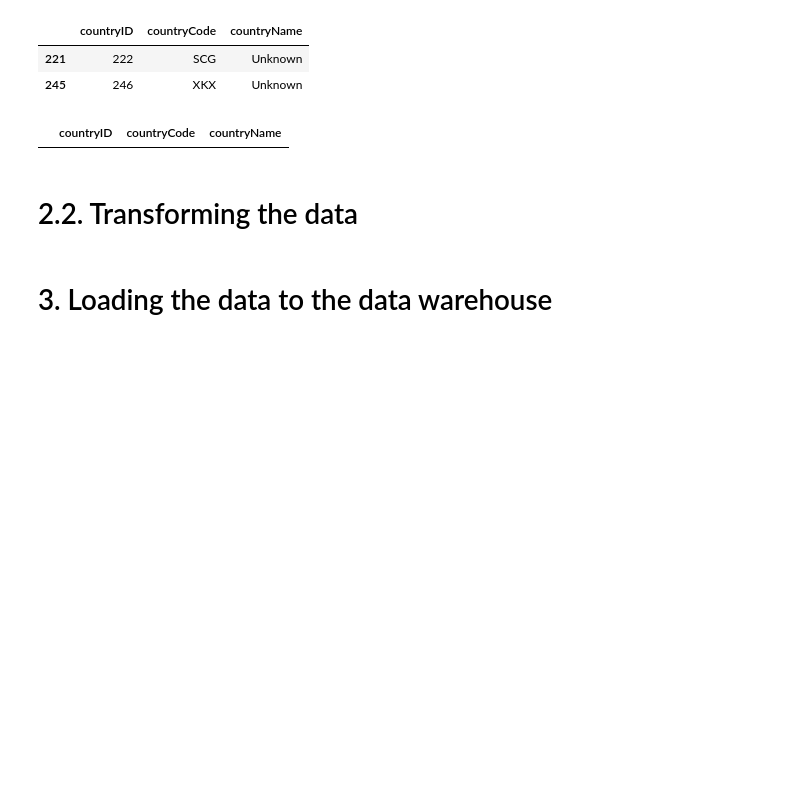
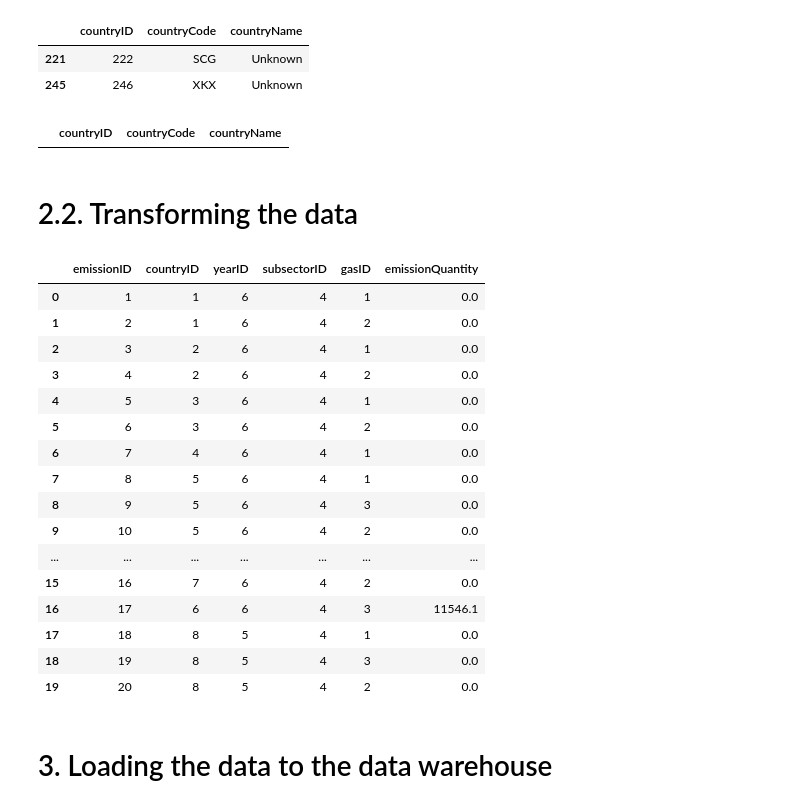
Before and after one commit to meganjchiang/info430proj, a Jupyter notebook: project2/deliverable2.ipynb, the cells around one changed output. Cells and saved outputs as stored; diff of their text form; code cells hidden in the pictures; blank space fills up the shorter version.

```diff
--- a/project2/deliverable2.ipynb
+++ b/project2/deliverable2.ipynb
@@ -230,5 +213,57 @@ dimCountry[dimCountry['countryName'] == 'Unknown']
 # %% [markdown]
 # 2.2. Transforming the data
+# %%
+# Dataframe for emission fact table
+
+# organize data
+fctEmission = combined_df.iloc[:, :-4]
+fctEmission = fctEmission[fctEmission['emissions_quantity'].notna()]
+fctEmission = fctEmission.drop('end_time', axis=1)
+fctEmission['start_time'] = fctEmission['start_time'].astype(str).str[:4]
+fctEmission.insert(0, 'emissionID', range(1, len(fctEmission) + 1))
+fctEmission = fctEmission.reset_index(drop=True)
+fctEmission
+
+# rename columns
+fctEmission = fctEmission.rename(columns={
+    'iso3_country': 'countryID',
+    'start_time':'yearID',
+    'original_inventory_sector':'subsectorID',
+    'gas':'gasID',
+    'emissions_quantity':'emissionQuantity'
+    })
+
+# create dictionaries to map the dimension IDs to the fact table
+dict_country = {dimCountry['countryCode'][i]:dimCountry['countryID'][i] for i in range(len(dimCountry))}
+dict_year = {dimYear['yearName'][i]:dimYear['yearID'][i] for i in range(len(dimYear))}
+dict_subsector = {dimSubSector['subsectorName'][i]:dimSubSector['subsectorID'][i] for i in range(len(dimSubSector))}
+dict_gas = {dimGas['gasName'][i]:dimGas['gasID'][i] for i in range(len(dimGas))}
+
+# map based on dimension tables
+fctEmission['countryID'] = fctEmission['countryID'].map(dict_country)
+fctEmission['yearID'] = fctEmission['yearID'].map(dict_year)
+fctEmission['subsectorID'] = fctEmission['subsectorID'].map(dict_subsector)
+fctEmission['gasID'] = fctEmission['gasID'].map(dict_gas)
+# %%
+fctEmission.head(20)
+# %% [output]
+|  | emissionID | countryID | yearID | subsectorID | gasID | emissionQuantity |
+| 0 | 1 | 1 | 6 | 4 | 1 | 0.0 |
+| 1 | 2 | 1 | 6 | 4 | 2 | 0.0 |
+| 2 | 3 | 2 | 6 | 4 | 1 | 0.0 |
+| 3 | 4 | 2 | 6 | 4 | 2 | 0.0 |
+| 4 | 5 | 3 | 6 | 4 | 1 | 0.0 |
+| 5 | 6 | 3 | 6 | 4 | 2 | 0.0 |
+| 6 | 7 | 4 | 6 | 4 | 1 | 0.0 |
+| 7 | 8 | 5 | 6 | 4 | 1 | 0.0 |
+| 8 | 9 | 5 | 6 | 4 | 3 | 0.0 |
+| 9 | 10 | 5 | 6 | 4 | 2 | 0.0 |
+| ... | ... | ... | ... | ... | ... | ... |
+| 15 | 16 | 7 | 6 | 4 | 2 | 0.0 |
+| 16 | 17 | 6 | 6 | 4 | 3 | 11546.1 |
+| 17 | 18 | 8 | 5 | 4 | 1 | 0.0 |
+| 18 | 19 | 8 | 5 | 4 | 3 | 0.0 |
+| 19 | 20 | 8 | 5 | 4 | 2 | 0.0 |
 # %% [markdown]
 # 3. Loading the data to the data warehouse
 # %%
```
Also changed, not shown: parts of 8 cells of this notebook, 3 other files.
